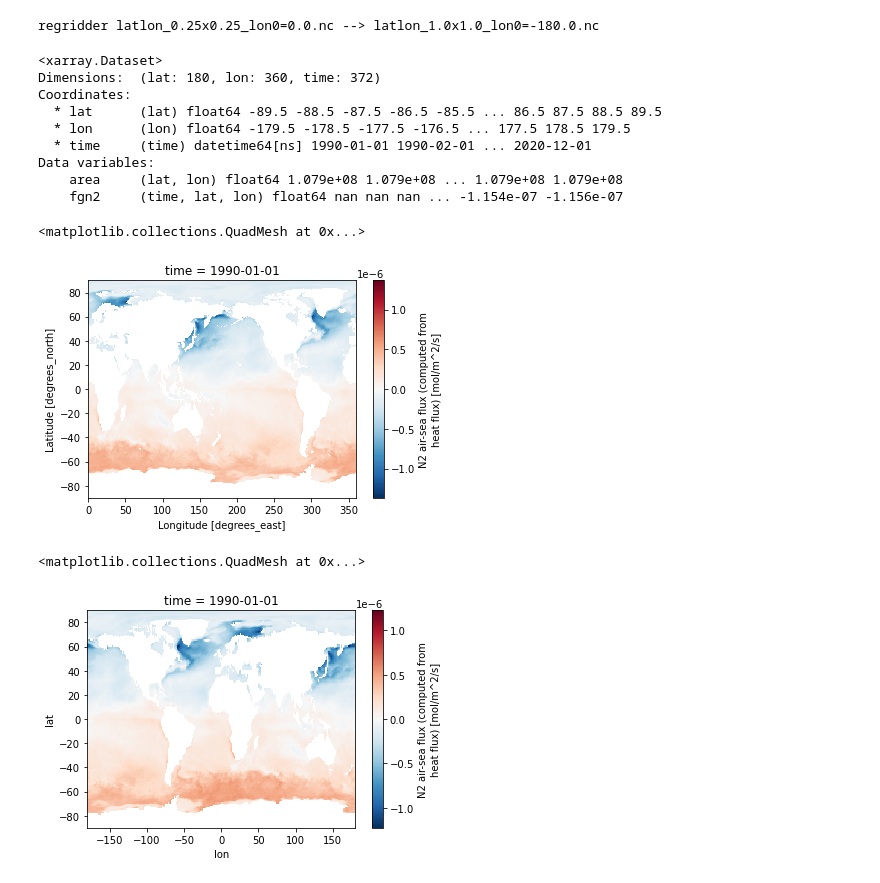
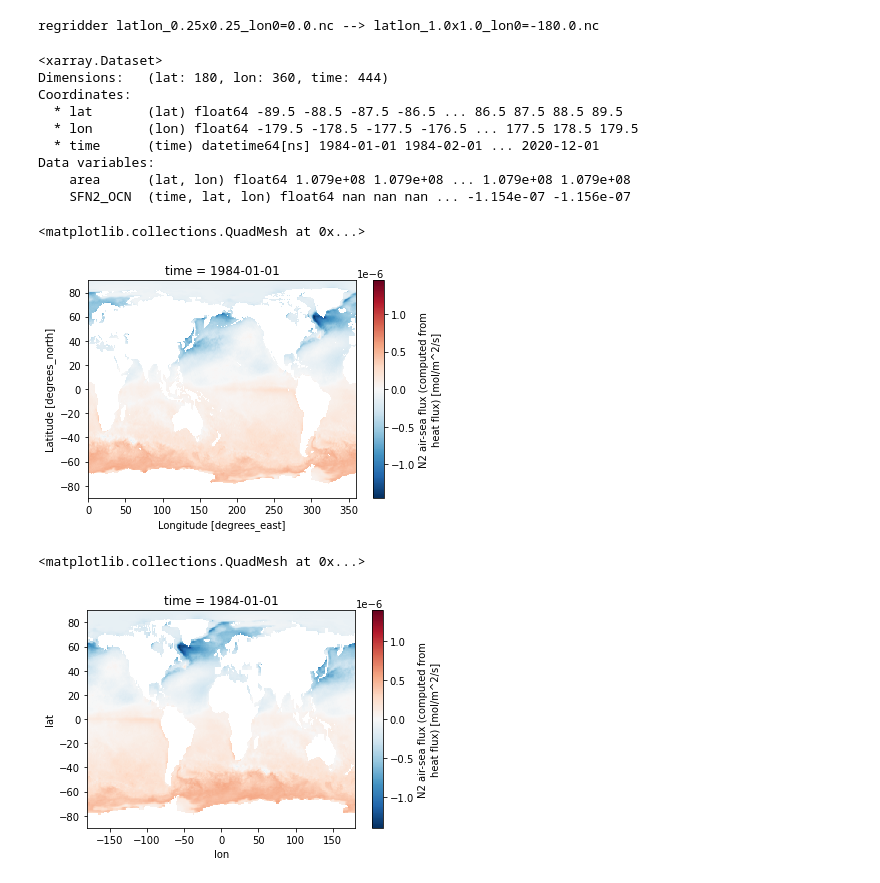
Before and after one commit to matt-long/sno-analysis, a Jupyter notebook: notebooks/_fgn2-era5-shf.ipynb, the cells around one changed output. Saved outputs shown, nothing was run; the diff lists cells and outputs as text; code cells hidden in the pictures.

```diff
--- a/notebooks/_fgn2-era5-shf.ipynb
+++ b/notebooks/_fgn2-era5-shf.ipynb
@@ -20,6 +21,6 @@ import config
 import util
 # %%
-year0, yearf = 1990, 2020
+year0, yearf = 1984, 2020
 scaleby = 1 / 1.3
 shift_time = 0.
 # %% [markdown]
@@ -105,7 +106,7 @@ ds = ds[["hfds", "tos"]].interp(longitude=grid.lon, latitude=grid.lat)
 ds["area"] = grid.area.where(ds.tos.isel(time=0).notnull()).fillna(0.)
 
 with xr.set_options(keep_attrs=True):
-    ds['tos'] = ds.tos - util.T0_Kelvin
+    ds['tos'] = ds.tos - solubility.T0_Kelvin
     ds.tos.attrs['units'] = 'degC'
 
 ds
@@ -270,6 +271,6 @@ Attributes:
 # %%
-ds = util.compute_fgn2(ds, scaleby)
-ds['fgn2'].attrs['units'] = 'mol/m^2/s'
+ds = util.compute_fgn2(ds, scaleby).rename({'fgn2': 'SFN2_OCN'})
+ds['SFN2_OCN'].attrs['units'] = 'mol/m^2/s'
 ds
 # %% [output]
 <xarray.Dataset>
@@ -368,28 +369,28 @@ destination grid dims: (180, 360)
 regridder latlon_0.25x0.25_lon0=0.0.nc --> latlon_1.0x1.0_lon0=-180.0.nc
 # %%
 dso = util.generate_latlon_grid(**config.config_dict["flux-dst-grid-kwargs"])[["area"]]
-dso['fgn2'] = regrid_obj(ds['fgn2'])
+dso['SFN2_OCN'] = regrid_obj(ds['SFN2_OCN'])
 dso
 # %% [output]
 <xarray.Dataset>
-Dimensions:  (lat: 180, lon: 360, time: 372)
+Dimensions:   (lat: 180, lon: 360, time: 444)
 Coordinates:
-  * lat      (lat) float64 -89.5 -88.5 -87.5 -86.5 -85.5 ... 86.5 87.5 88.5 89.5
-  * lon      (lon) float64 -179.5 -178.5 -177.5 -176.5 ... 177.5 178.5 179.5
-  * time     (time) datetime64[ns] 1990-01-01 1990-02-01 ... 2020-12-01
+  * lat       (lat) float64 -89.5 -88.5 -87.5 -86.5 ... 86.5 87.5 88.5 89.5
+  * lon       (lon) float64 -179.5 -178.5 -177.5 -176.5 ... 177.5 178.5 179.5
+  * time      (time) datetime64[ns] 1984-01-01 1984-02-01 ... 2020-12-01
 Data variables:
-    area     (lat, lon) float64 1.079e+08 1.079e+08 ... 1.079e+08 1.079e+08
-    fgn2     (time, lat, lon) float64 nan nan nan ... -1.154e-07 -1.156e-07
+    area      (lat, lon) float64 1.079e+08 1.079e+08 ... 1.079e+08 1.079e+08
+    SFN2_OCN  (time, lat, lon) float64 nan nan nan ... -1.154e-07 -1.156e-07
 # %%
-ds.fgn2.isel(time=0).plot()
+ds.SFN2_OCN.isel(time=0).plot()
 # %% [output]
 <matplotlib.collections.QuadMesh at 0x...>
-[figure, old version]
+[figure, new version]
 # %%
-dso.fgn2.isel(time=0).plot()
+dso.SFN2_OCN.isel(time=0).plot()
 # %% [output]
 <matplotlib.collections.QuadMesh at 0x...>
-[figure, old version]
+[figure, new version]
 # %%
 time, time_bnd = util.gen_midmonth_cftime_coord((year0, yearf), shift_time=shift_time)
 dso['time'] = time
```
Also changed, not shown: parts of 12 cells of this notebook, 13 other files.
